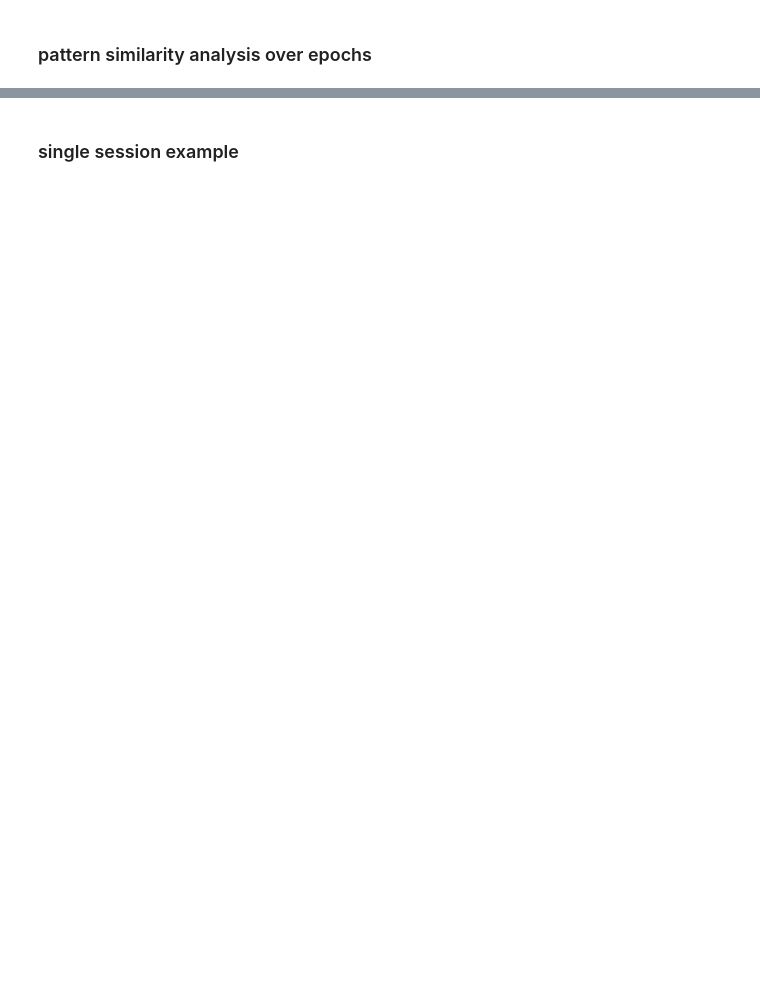
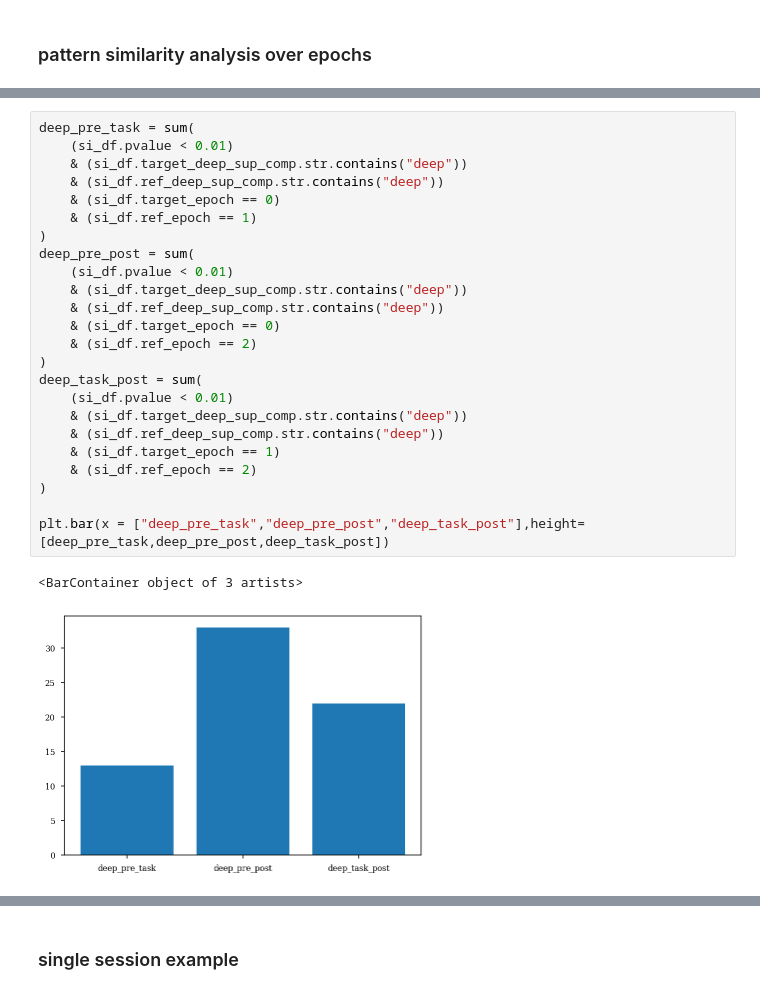
Before and after one commit to ryanharvey1/ripple_heterogeneity, a Jupyter notebook: scripts/assembly/assembly_pre_task_post.ipynb, the cells around one changed output, grey strips where cells are left out. Drawn from its saved outputs; the diff is of its cells as text; blank space fills up the shorter version.

```diff
--- a/scripts/assembly/assembly_pre_task_post.ipynb
+++ b/scripts/assembly/assembly_pre_task_post.ipynb
@@ -560,0 +626,27 @@ display(si_df[(si_df.pvalue < 0.01) & (si_df.target_deep_sup_comp.str.contains("
+# %%
+deep_pre_task = sum(
+    (si_df.pvalue < 0.01)
+    & (si_df.target_deep_sup_comp.str.contains("deep"))
+    & (si_df.ref_deep_sup_comp.str.contains("deep"))
+    & (si_df.target_epoch == 0)
+    & (si_df.ref_epoch == 1)
+)
+deep_pre_post = sum(
+    (si_df.pvalue < 0.01)
+    & (si_df.target_deep_sup_comp.str.contains("deep"))
+    & (si_df.ref_deep_sup_comp.str.contains("deep"))
+    & (si_df.target_epoch == 0)
+    & (si_df.ref_epoch == 2)
+)
+deep_task_post = sum(
+    (si_df.pvalue < 0.01)
+    & (si_df.target_deep_sup_comp.str.contains("deep"))
+    & (si_df.ref_deep_sup_comp.str.contains("deep"))
+    & (si_df.target_epoch == 1)
+    & (si_df.ref_epoch == 2)
+)
+
+plt.bar(x = ["deep_pre_task","deep_pre_post","deep_task_post"],height=[deep_pre_task,deep_pre_post,deep_task_post])
+# %% [output]
+<BarContainer object of 3 artists>
+[figure, added]
```
Also changed, not shown: parts of 23 cells of this notebook.
